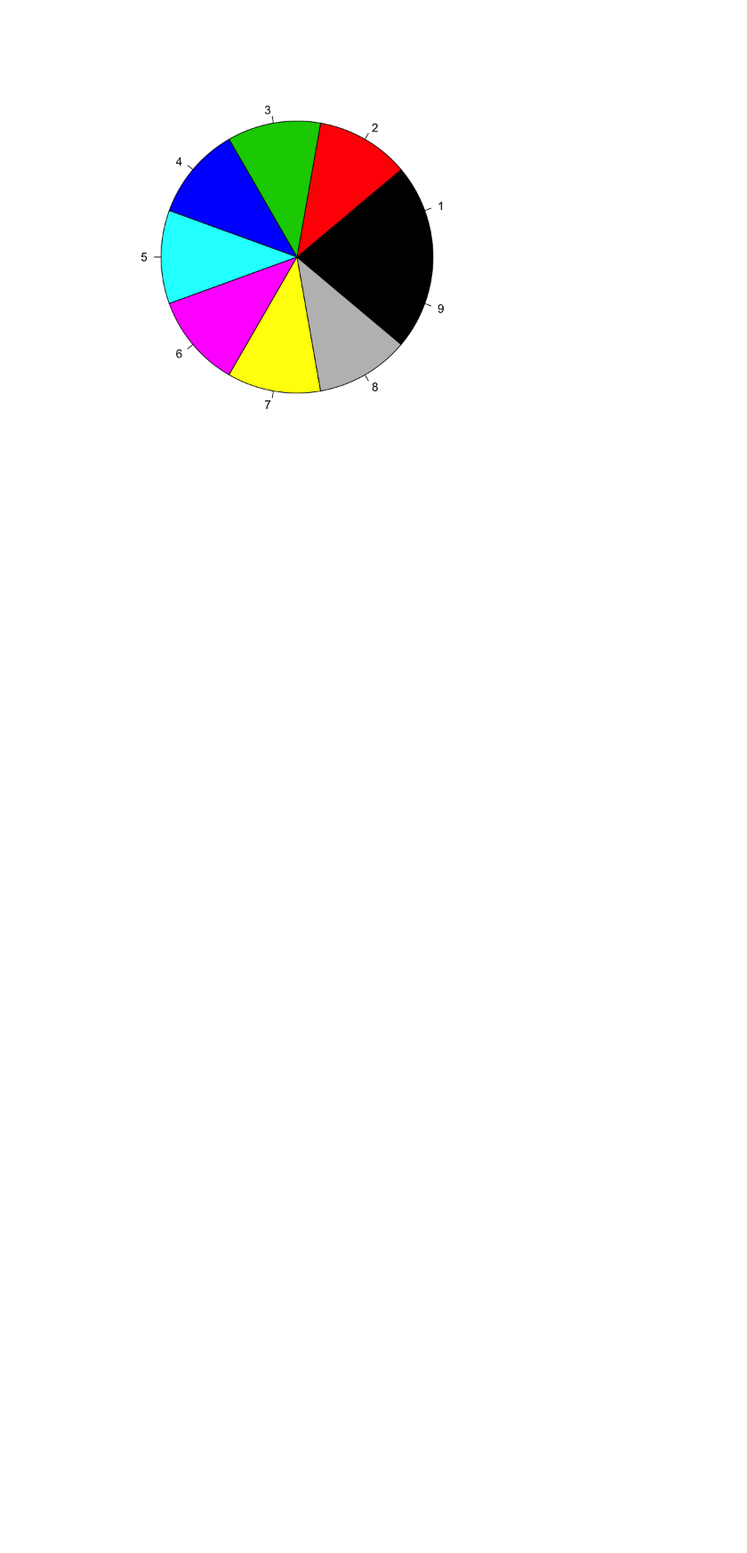
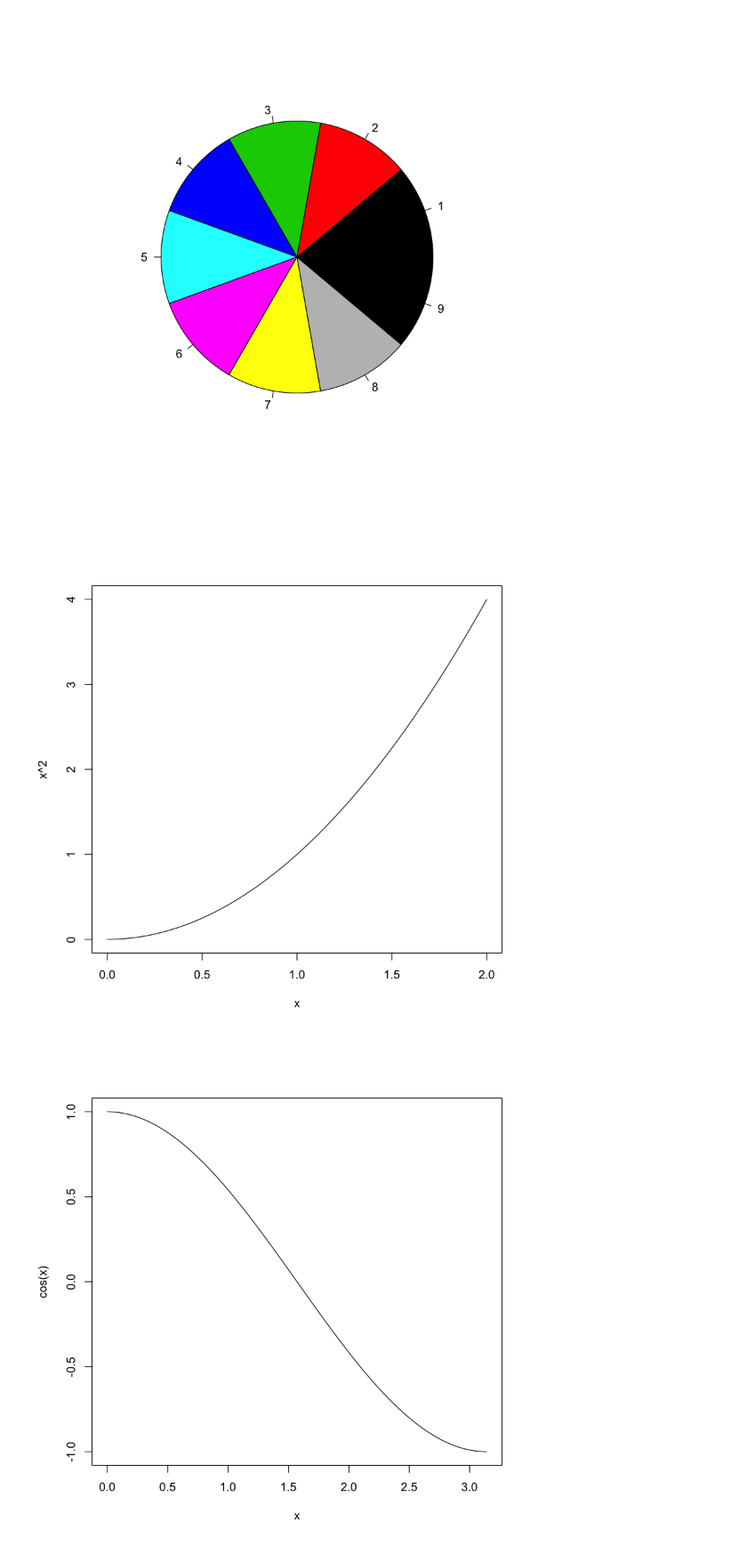
Before and after one commit to sushmit86/Mathematical_statistics, a Jupyter notebook: Plots.ipynb, the cells around one changed output. Shown at 89% size. Saved outputs shown, nothing was run; the diff lists cells and outputs as text; code cells hidden in the pictures; blank space fills up the shorter version.

```diff
--- a/Plots.ipynb
+++ b/Plots.ipynb
@@ -34,3 +34,10 @@ plot(1:19, 1:19, pch = 1:19, xlab = "x", ylab = "y")
 pie(rep(1, 9), col = 1:9)
 # %% [output]
 [figure]
+# %%
+curve(x^2, from = 0, to = 2)
+curve(cos(x), from = 0, to = pi)
+curve(cos(x), from = 0, to = pi, lty = 4, col = "red")
+# %% [output]
+[figure, added]
+[figure, added]
```
Also changed, not shown: parts of 4 cells of this notebook, 2 other files.
